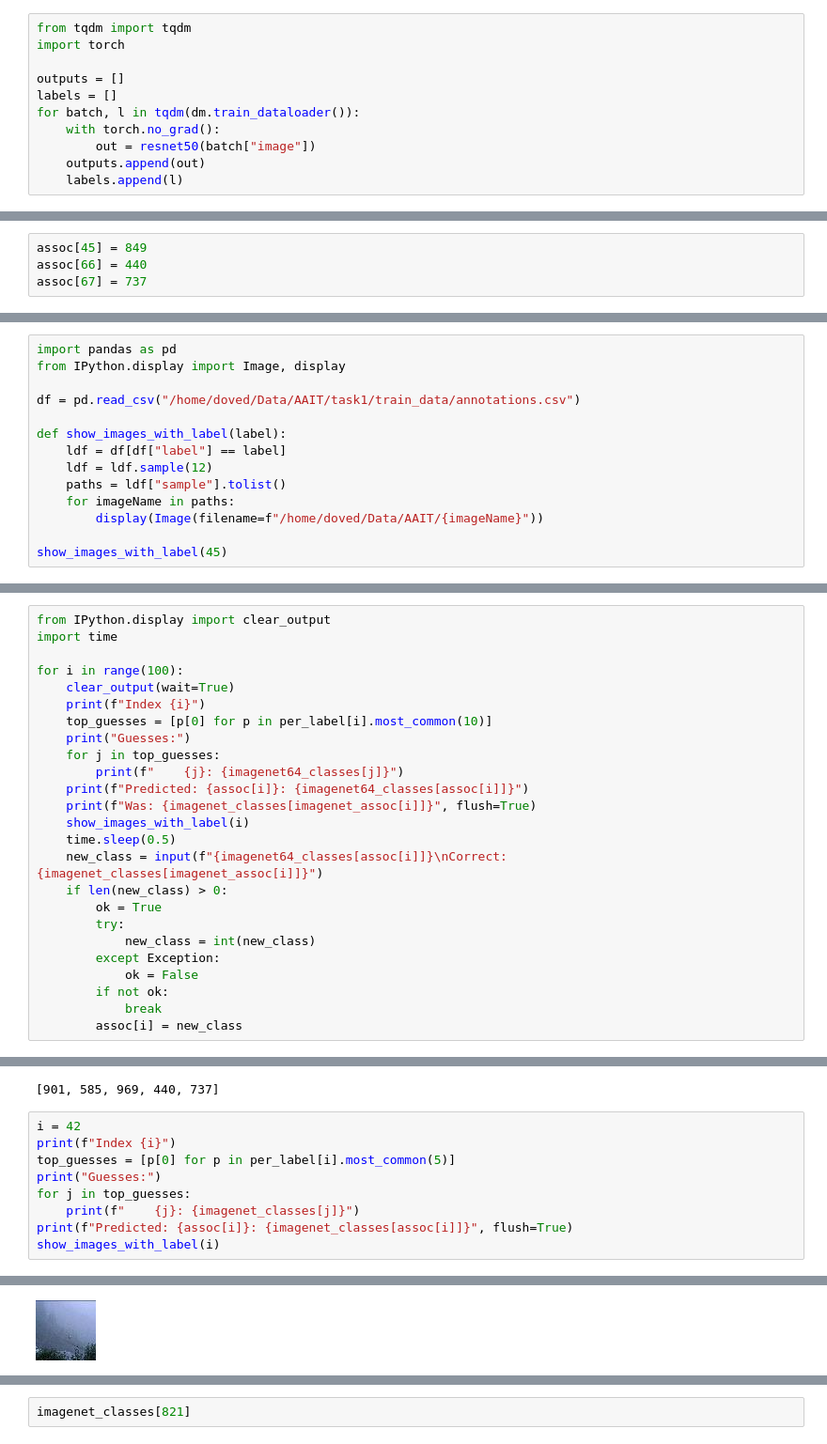
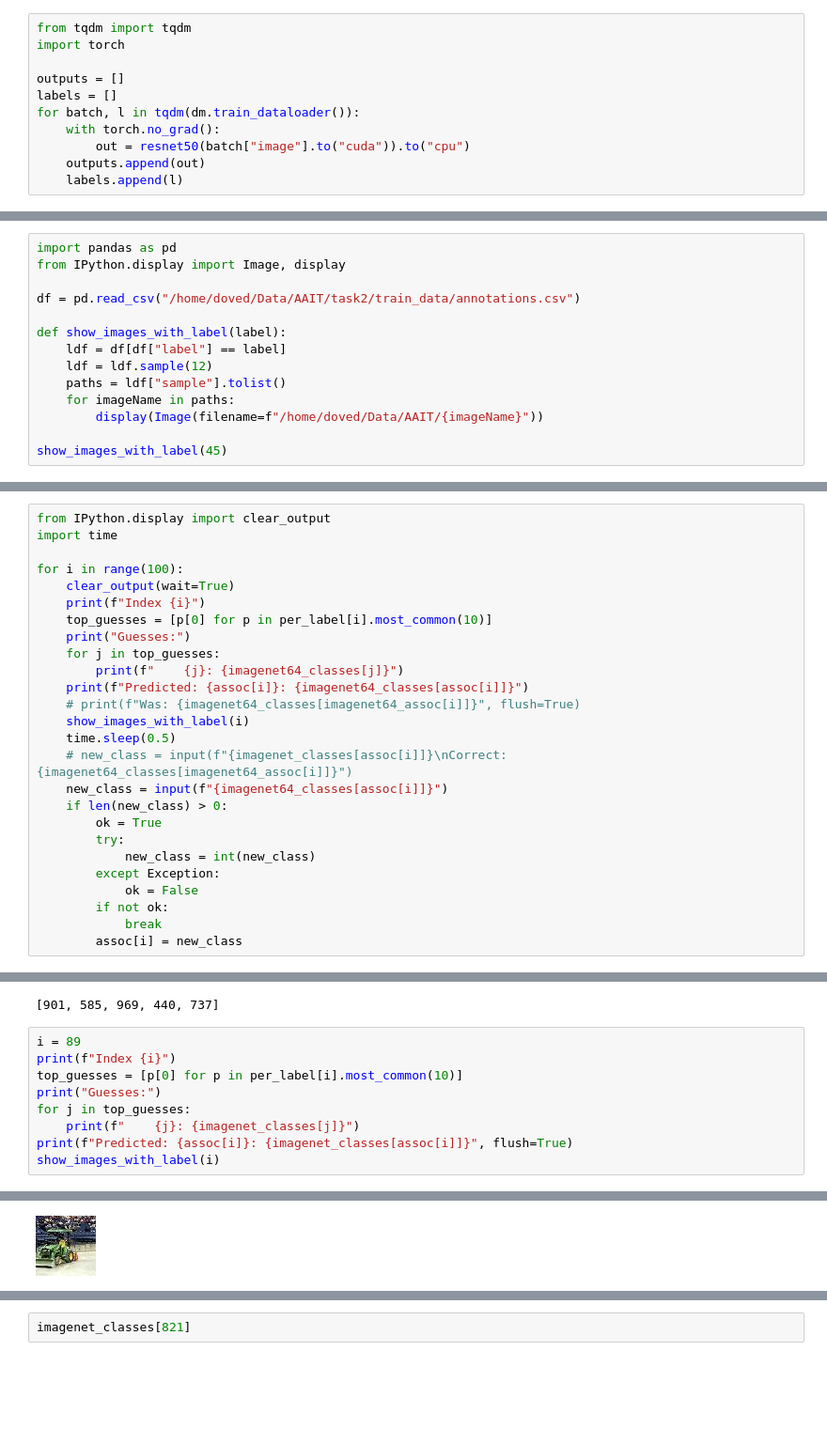
Before and after one commit to zdavid112z/AAIT, a Jupyter notebook: test.ipynb, the cells around one changed output, grey strips where cells are left out. Shown at 94% size. Cells and saved outputs as stored; diff of their text form; blank space fills up the shorter version.

```diff
--- a/test.ipynb
+++ b/test.ipynb
@@ -3183,7 +3224,7 @@ outputs = []
 labels = []
 for batch, l in tqdm(dm.train_dataloader()):
     with torch.no_grad():
-        out = resnet50(batch["image"])
+        out = resnet50(batch["image"].to("cuda")).to("cpu")
     outputs.append(out)
     labels.append(l)
 # %%
@@ -3314,10 +3461,6 @@ per_label[66].most_common(5)
 per_label[67].most_common(5)
 # %% [output]
 [(787, 21), (771, 10), (776, 9), (29, 7), (893, 5)]
-# %%
-assoc[45] = 849
-assoc[66] = 440
-assoc[67] = 737
 # %%
 # 82 = miriapod
 # 86 = scorpion
@@ -3325,7 +3468,7 @@ assoc[67] = 737
 import pandas as pd
 from IPython.display import Image, display
 
-df = pd.read_csv("/home/doved/Data/AAIT/task1/train_data/annotations.csv")
+df = pd.read_csv("/home/doved/Data/AAIT/task2/train_data/annotations.csv")
 
 def show_images_with_label(label):
     ldf = df[df["label"] == label]
@@ -3363,10 +3506,11 @@ for i in range(100):
     for j in top_guesses:
         print(f"    {j}: {imagenet64_classes[j]}")
     print(f"Predicted: {assoc[i]}: {imagenet64_classes[assoc[i]]}")
-    print(f"Was: {imagenet_classes[imagenet_assoc[i]]}", flush=True)
+    # print(f"Was: {imagenet64_classes[imagenet64_assoc[i]]}", flush=True)
     show_images_with_label(i)
     time.sleep(0.5)
-    new_class = input(f"{imagenet64_classes[assoc[i]]}\nCorrect: {imagenet_classes[imagenet_assoc[i]]}")
+    # new_class = input(f"{imagenet_classes[assoc[i]]}\nCorrect: {imagenet64_classes[imagenet64_assoc[i]]}")
+    new_class = input(f"{imagenet64_classes[assoc[i]]}")
     if len(new_class) > 0:
         ok = True
         try:
@@ -3409,9 +3552,9 @@ labels
 # %% [output]
 [901, 585, 969, 440, 737]
 # %%
-i = 42
+i = 89
 print(f"Index {i}")
-top_guesses = [p[0] for p in per_label[i].most_common(5)]
+top_guesses = [p[0] for p in per_label[i].most_common(10)]
 print("Guesses:")
 for j in top_guesses:
     print(f"    {j}: {imagenet_classes[j]}")
@@ -3435 +3583 @@ Predicted: 821: steel arch bridge
-[figure, old version]
+[figure, new version]
```
Also changed, not shown: parts of 24 cells of this notebook, 13 other files.
